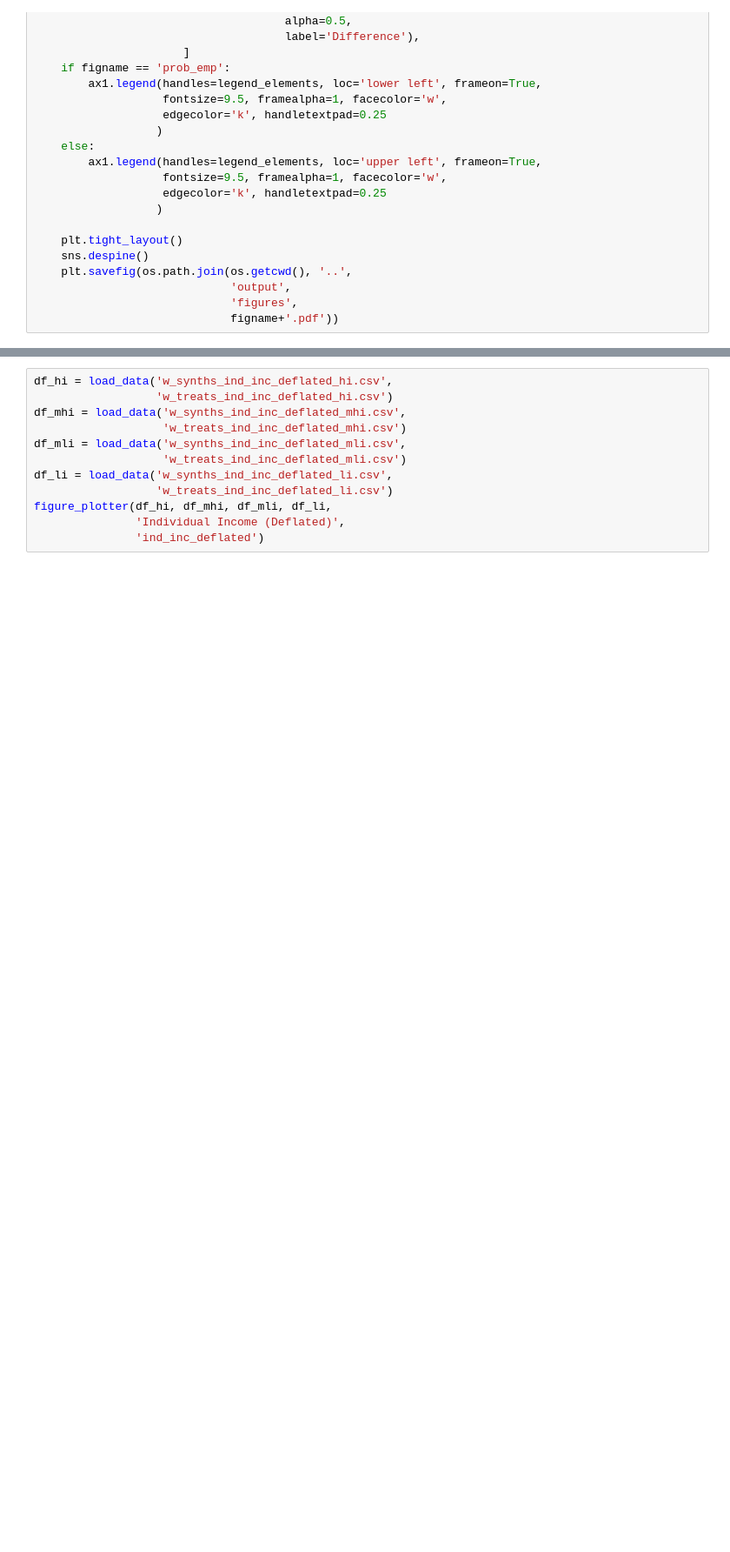
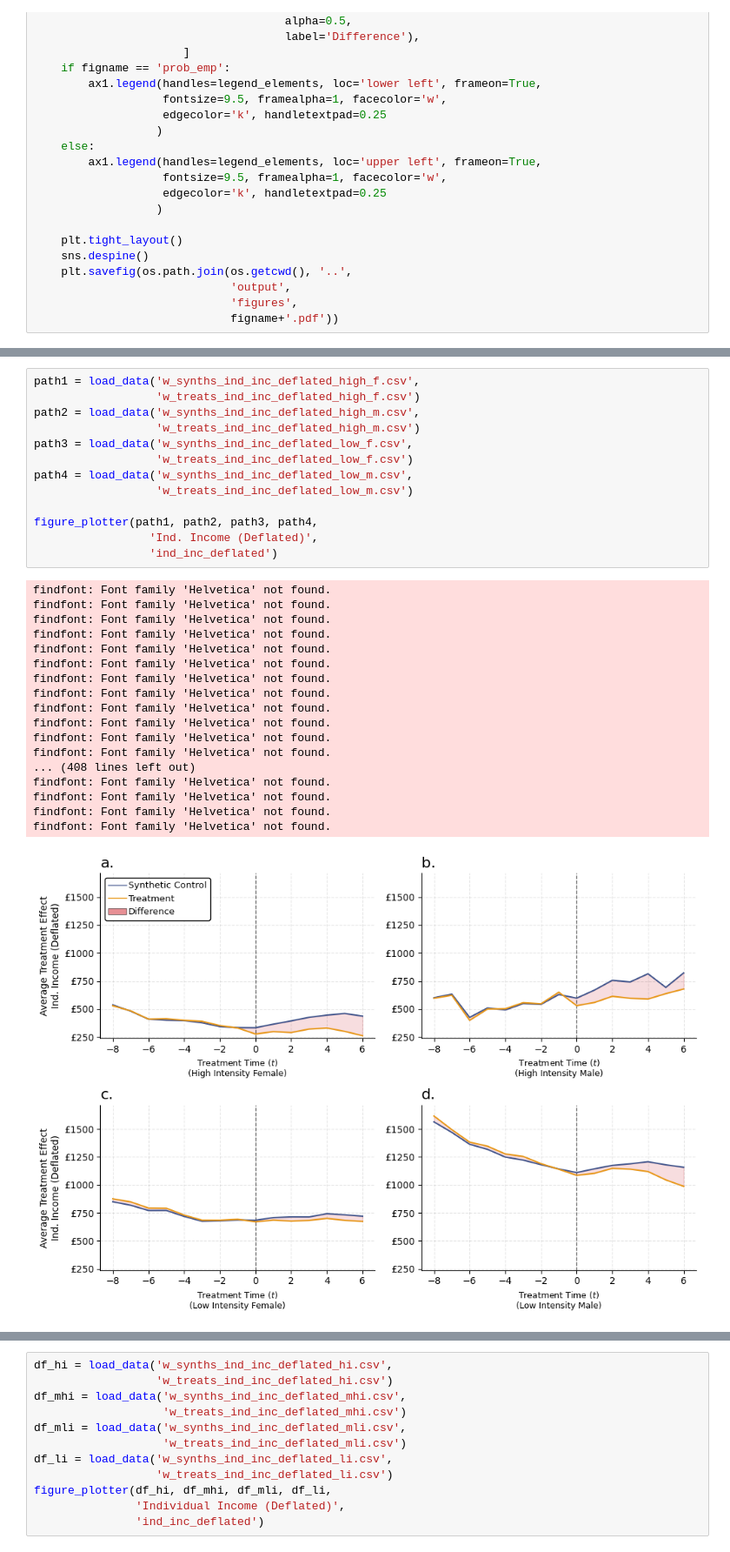
Before and after one commit to centre-for-care/costofcare, a Jupyter notebook: src/plot_results.ipynb, the cells around one changed output, grey strips where cells are left out. Shown at 87% size. Cells and saved outputs as stored; diff of their text form; blank space fills up the shorter version.

```diff
--- a/src/plot_results.ipynb
+++ b/src/plot_results.ipynb
@@ -102,0 +166,32 @@ treats[0:6].mean()
+# %%
+path1 = load_data('w_synths_ind_inc_deflated_high_f.csv',
+                  'w_treats_ind_inc_deflated_high_f.csv')
+path2 = load_data('w_synths_ind_inc_deflated_high_m.csv',
+                  'w_treats_ind_inc_deflated_high_m.csv')
+path3 = load_data('w_synths_ind_inc_deflated_low_f.csv',
+                  'w_treats_ind_inc_deflated_low_f.csv')
+path4 = load_data('w_synths_ind_inc_deflated_low_m.csv',
+                  'w_treats_ind_inc_deflated_low_m.csv')
+
+figure_plotter(path1, path2, path3, path4,
+                 'Ind. Income (Deflated)',
+                 'ind_inc_deflated')
+# %% [output]
+findfont: Font family 'Helvetica' not found.
+findfont: Font family 'Helvetica' not found.
+findfont: Font family 'Helvetica' not found.
+findfont: Font family 'Helvetica' not found.
+findfont: Font family 'Helvetica' not found.
+findfont: Font family 'Helvetica' not found.
+findfont: Font family 'Helvetica' not found.
+findfont: Font family 'Helvetica' not found.
+findfont: Font family 'Helvetica' not found.
+findfont: Font family 'Helvetica' not found.
+findfont: Font family 'Helvetica' not found.
+findfont: Font family 'Helvetica' not found.
+... (408 lines left out)
+findfont: Font family 'Helvetica' not found.
+findfont: Font family 'Helvetica' not found.
+findfont: Font family 'Helvetica' not found.
+findfont: Font family 'Helvetica' not found.
+[figure, added]
```
Also changed, not shown: parts of 11 cells of this notebook, 10 other files.
